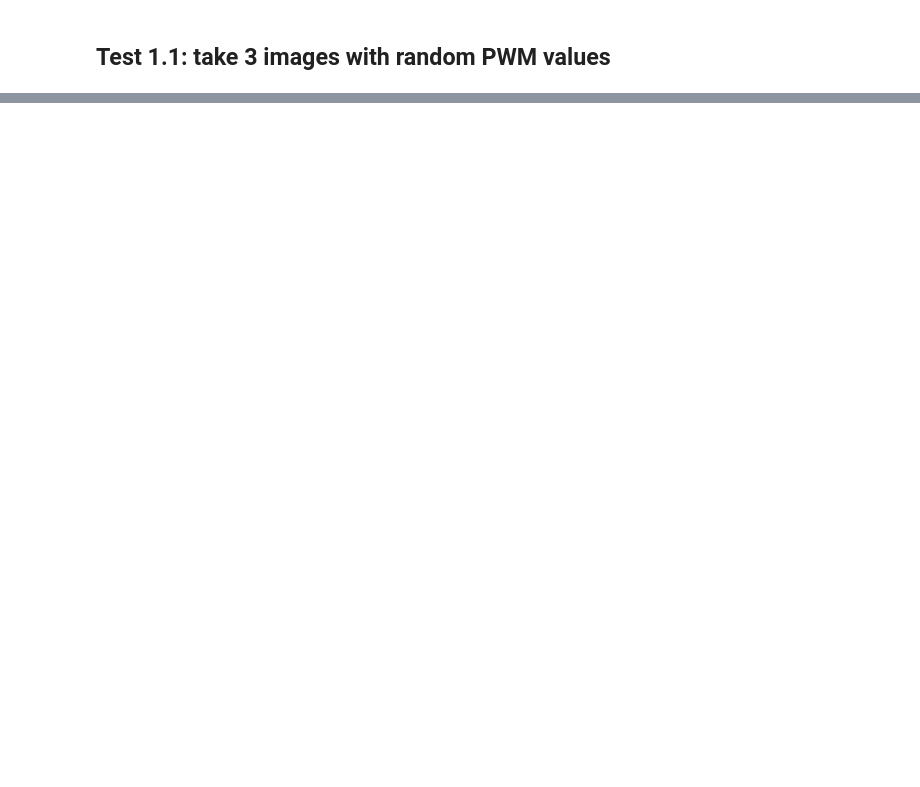
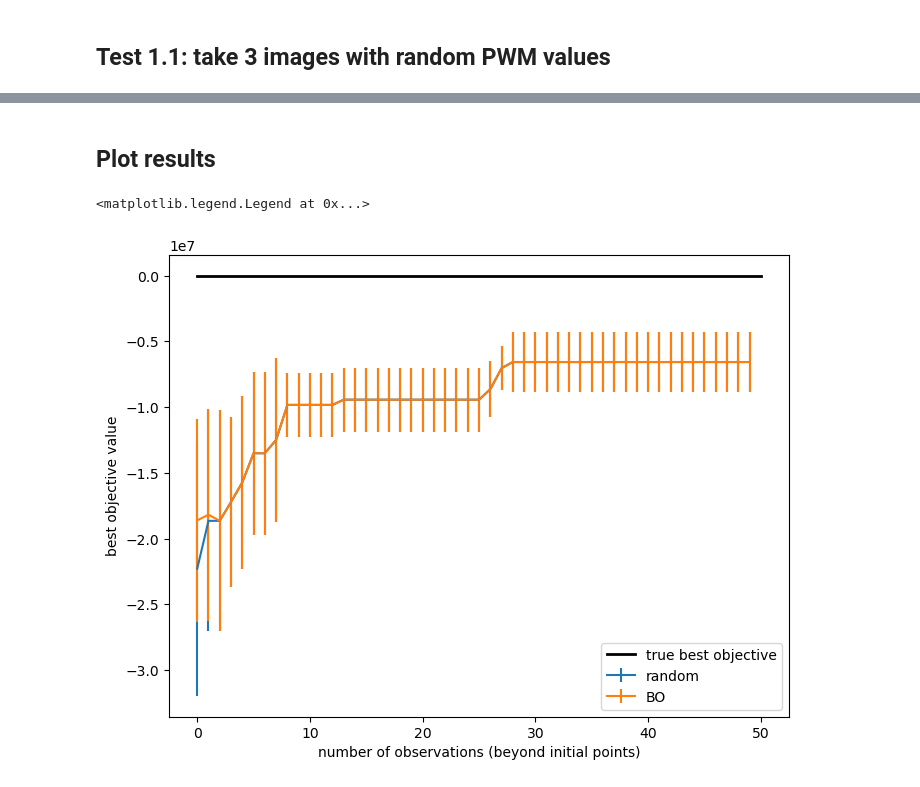
Before and after one commit to Zoe1999Wang/Matterhorn-Studio-DM-project, a Jupyter notebook: codes/BO_Jakobs_Attempt.ipynb, the cells around one changed output, grey strips where cells are left out. Saved outputs shown, nothing was run; the diff lists cells and outputs as text; code cells hidden in the pictures; blank space fills up the shorter version.

```diff
--- a/codes/BO_Jakobs_Attempt.ipynb
+++ b/codes/BO_Jakobs_Attempt.ipynb
@@ -183,0 +251,11 @@ cam.close()
+# %%
+# SYNTHESIS and CHARACTERISATION
+def set_PWMs_and_get_quality(pwms,sphere_test=False):
+    if sphere_test:
+        f = Sphere(dim=5,degree=2)
+        return -1*f(pwms)
+    else:
+        # Zoe fills in above:
+        set_PWMs(pwms)
+        quality_number = get_quality()
+        return quality_number
@@ -183,0 +277,7 @@ cam.close()
+# %%
+# Random Strategy
+
+import random
+def get_random_PWMs():
+    return [random.randint(0,4095) for i in range(5)]
+get_random_PWMs()
@@ -183,0 +417,37 @@ cam.close()
+# %% [markdown]
+## Plot results
+# %%
+import numpy as np
+from matplotlib import pyplot as plt
+
+
+def ci(y):
+    return 1.96 * y.std(axis=0) / np.sqrt(N_TRIALS)
+
+
+GLOBAL_MAXIMUM = 0 # Sphere is optimised at 0
+
+
+iters = np.arange(N_ITERATIONS)
+y_random = np.asarray(best_random_all)
+y_BO = np.asarray(best_BO_all)
+
+fig, ax = plt.subplots(1, 1, figsize=(8, 6))
+ax.errorbar(iters, y_random.mean(axis=0), yerr=ci(y_random), label="random", linewidth=1.5)
+ax.errorbar(iters, y_BO.mean(axis=0), yerr=ci(y_BO), label="BO", linewidth=1.5)
+plt.plot(
+    [0, N_ITERATIONS],
+    [GLOBAL_MAXIMUM] * 2,
+    "k",
+    label="true best objective",
+    linewidth=2,
+)
+#ax.set_ylim(bottom=0.5)
+ax.set(
+    xlabel="number of observations (beyond initial points)",
+    ylabel="best objective value",
+)
+ax.legend(loc="lower right")
+# %% [output]
+<matplotlib.legend.Legend at 0x...>
+[figure, added]
```
Also changed, not shown: parts of 22 cells of this notebook.
